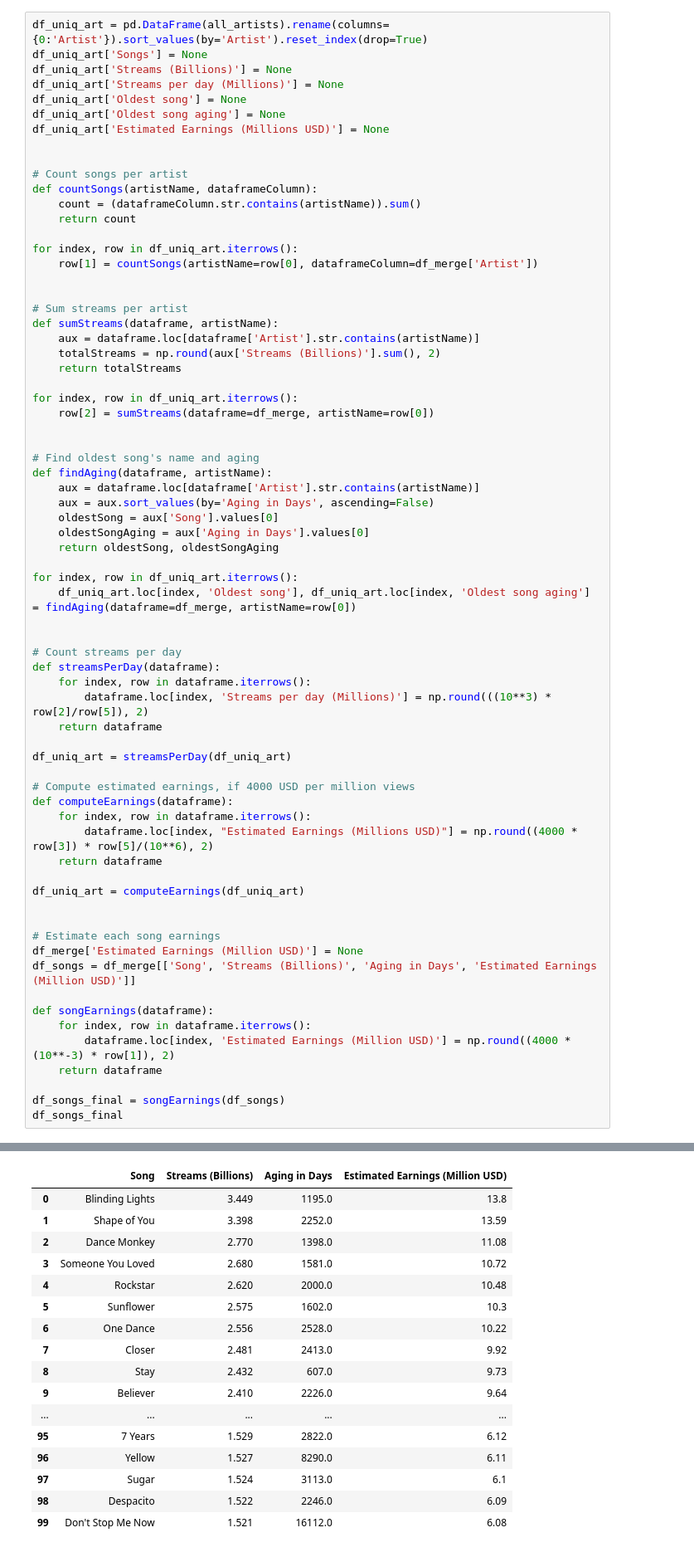
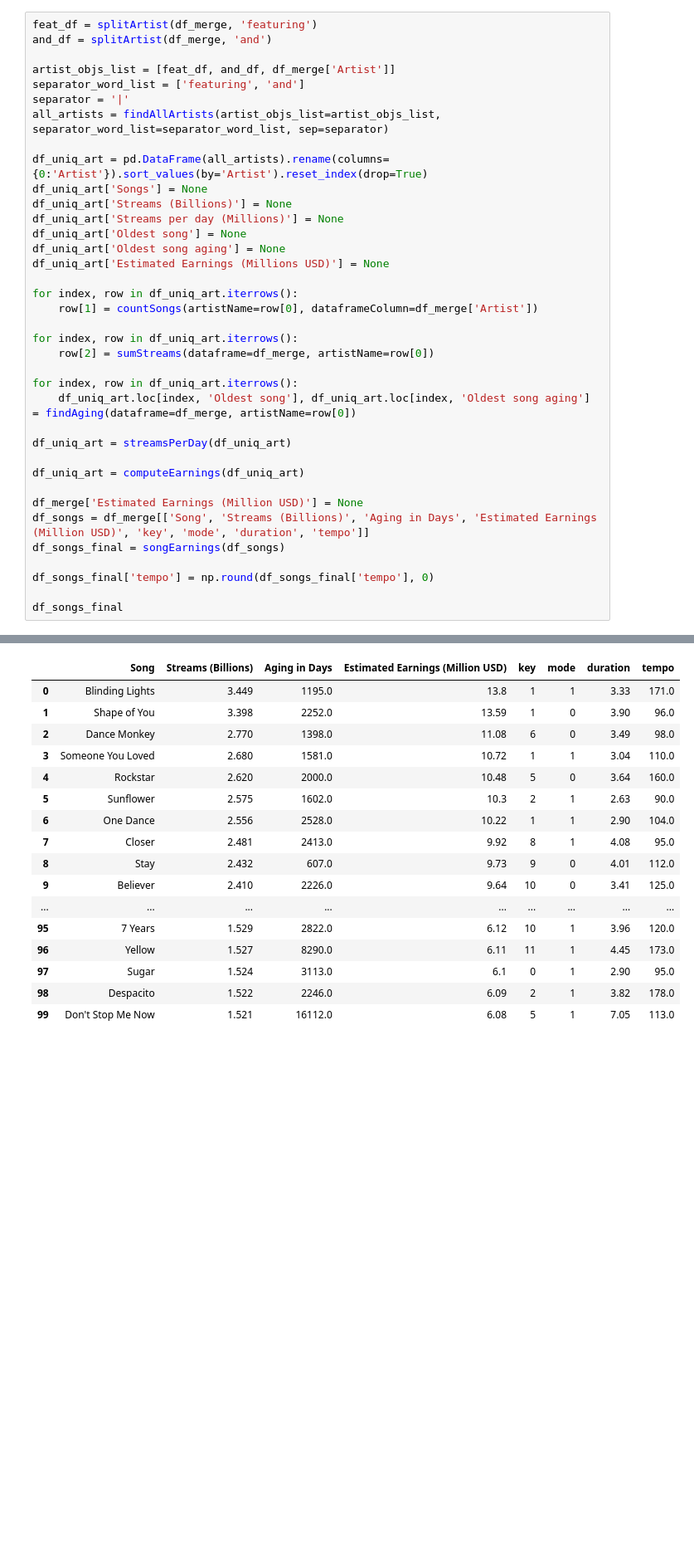
Before and after one commit to svlobao/data_analysis, a Jupyter notebook: scripts/spotify_songs.ipynb, the cells around one changed output, grey strips where cells are left out. Shown at 83% size. Drawn from its saved outputs; the diff is of its cells as text; blank space fills up the shorter version.

```diff
--- a/scripts/spotify_songs.ipynb
+++ b/scripts/spotify_songs.ipynb
@@ -165,4 +211,12 @@ all_artists = findAllArtists(artist_objs_list=artist_objs_list,         separato
 # %%
+feat_df = splitArtist(df_merge, 'featuring')
+and_df = splitArtist(df_merge, 'and')
+
+artist_objs_list = [feat_df, and_df, df_merge['Artist']]
+separator_word_list = ['featuring', 'and']
+separator = '|'
+all_artists = findAllArtists(artist_objs_list=artist_objs_list,         separator_word_list=separator_word_list, sep=separator)
+
 df_uniq_art = pd.DataFrame(all_artists).rename(columns={0:'Artist'}).sort_values(by='Artist').reset_index(drop=True)
 df_uniq_art['Songs'] = None
 df_uniq_art['Streams (Billions)'] = None
@@ -171,64 +225,24 @@ df_uniq_art['Oldest song'] = None
 df_uniq_art['Oldest song aging'] = None
 df_uniq_art['Estimated Earnings (Millions USD)'] = None
 
-
-# Count songs per artist
-def countSongs(artistName, dataframeColumn):
-    count = (dataframeColumn.str.contains(artistName)).sum()
-    return count
-
 for index, row in df_uniq_art.iterrows():
     row[1] = countSongs(artistName=row[0], dataframeColumn=df_merge['Artist'])
-
-
-# Sum streams per artist
-def sumStreams(dataframe, artistName):
-    aux = dataframe.loc[dataframe['Artist'].str.contains(artistName)]
-    totalStreams = np.round(aux['Streams (Billions)'].sum(), 2)
-    return totalStreams
 
 for index, row in df_uniq_art.iterrows():
     row[2] = sumStreams(dataframe=df_merge, artistName=row[0])
 
-
-# Find oldest song's name and aging
-def findAging(dataframe, artistName):
-    aux = dataframe.loc[dataframe['Artist'].str.contains(artistName)]
-    aux = aux.sort_values(by='Aging in Days', ascending=False)
-    oldestSong = aux['Song'].values[0]
-    oldestSongAging = aux['Aging in Days'].values[0]
-    return oldestSong, oldestSongAging
-
 for index, row in df_uniq_art.iterrows():
     df_uniq_art.loc[index, 'Oldest song'], df_uniq_art.loc[index, 'Oldest song aging'] = findAging(dataframe=df_merge, artistName=row[0])
 
-
-# Count streams per day
-def streamsPerDay(dataframe):
-    for index, row in dataframe.iterrows():
-        dataframe.loc[index, 'Streams per day (Millions)'] = np.round(((10**3) * row[2]/row[5]), 2)
-    return dataframe
-
 df_uniq_art = streamsPerDay(df_uniq_art)
-
-# Compute estimated earnings, if 4000 USD per million views
-def computeEarnings(dataframe):
-    for index, row in dataframe.iterrows():
-        dataframe.loc[index, "Estimated Earnings (Millions USD)"] = np.round((4000 * row[3]) * row[5]/(10**6), 2)
-    return dataframe
 
 df_uniq_art = computeEarnings(df_uniq_art)
 
+df_merge['Estimated Earnings (Million USD)'] = None
+df_songs = df_merge[['Song', 'Streams (Billions)', 'Aging in Days', 'Estimated Earnings (Million USD)', 'key', 'mode', 'duration', 'tempo']]
+df_songs_final = songEarnings(df_songs)
 
-# Estimate each song earnings
-df_merge['Estimated Earnings (Million USD)'] = None
-df_songs = df_merge[['Song', 'Streams (Billions)', 'Aging in Days', 'Estimated Earnings (Million USD)']]
+df_songs_final['tempo'] = np.round(df_songs_final['tempo'], 0)
 
-def songEarnings(dataframe):
-    for index, row in dataframe.iterrows():
-        dataframe.loc[index, 'Estimated Earnings (Million USD)'] = np.round((4000 * (10**-3) * row[1]), 2)
-    return dataframe
-
-df_songs_final = songEarnings(df_songs)
 df_songs_final
 # %% [output]
@@ -235,17 +253,17 @@ df_songs_final
-|  | Song | Streams (Billions) | Aging in Days | Estimated Earnings (Million USD) |
-| 0 | Blinding Lights | 3.449 | 1195.0 | 13.8 |
-| 1 | Shape of You | 3.398 | 2252.0 | 13.59 |
-| 2 | Dance Monkey | 2.770 | 1398.0 | 11.08 |
-| 3 | Someone You Loved | 2.680 | 1581.0 | 10.72 |
-| 4 | Rockstar | 2.620 | 2000.0 | 10.48 |
-| 5 | Sunflower | 2.575 | 1602.0 | 10.3 |
-| 6 | One Dance | 2.556 | 2528.0 | 10.22 |
-| 7 | Closer | 2.481 | 2413.0 | 9.92 |
-| 8 | Stay | 2.432 | 607.0 | 9.73 |
-| 9 | Believer | 2.410 | 2226.0 | 9.64 |
-| ... | ... | ... | ... | ... |
-| 95 | 7 Years | 1.529 | 2822.0 | 6.12 |
-| 96 | Yellow | 1.527 | 8290.0 | 6.11 |
-| 97 | Sugar | 1.524 | 3113.0 | 6.1 |
-| 98 | Despacito | 1.522 | 2246.0 | 6.09 |
-| 99 | Don't Stop Me Now | 1.521 | 16112.0 | 6.08 |
+|  | Song | Streams (Billions) | Aging in Days | Estimated Earnings (Million USD) | key | mode | duration | tempo |
+| 0 | Blinding Lights | 3.449 | 1195.0 | 13.8 | 1 | 1 | 3.33 | 171.0 |
+| 1 | Shape of You | 3.398 | 2252.0 | 13.59 | 1 | 0 | 3.90 | 96.0 |
+| 2 | Dance Monkey | 2.770 | 1398.0 | 11.08 | 6 | 0 | 3.49 | 98.0 |
+| 3 | Someone You Loved | 2.680 | 1581.0 | 10.72 | 1 | 1 | 3.04 | 110.0 |
+| 4 | Rockstar | 2.620 | 2000.0 | 10.48 | 5 | 0 | 3.64 | 160.0 |
+| 5 | Sunflower | 2.575 | 1602.0 | 10.3 | 2 | 1 | 2.63 | 90.0 |
+| 6 | One Dance | 2.556 | 2528.0 | 10.22 | 1 | 1 | 2.90 | 104.0 |
+| 7 | Closer | 2.481 | 2413.0 | 9.92 | 8 | 1 | 4.08 | 95.0 |
+| 8 | Stay | 2.432 | 607.0 | 9.73 | 9 | 0 | 4.01 | 112.0 |
+| 9 | Believer | 2.410 | 2226.0 | 9.64 | 10 | 0 | 3.41 | 125.0 |
+| ... | ... | ... | ... | ... | ... | ... | ... | ... |
+| 95 | 7 Years | 1.529 | 2822.0 | 6.12 | 10 | 1 | 3.96 | 120.0 |
+| 96 | Yellow | 1.527 | 8290.0 | 6.11 | 11 | 1 | 4.45 | 173.0 |
+| 97 | Sugar | 1.524 | 3113.0 | 6.1 | 0 | 1 | 2.90 | 95.0 |
+| 98 | Despacito | 1.522 | 2246.0 | 6.09 | 2 | 1 | 3.82 | 178.0 |
+| 99 | Don't Stop Me Now | 1.521 | 16112.0 | 6.08 | 5 | 1 | 7.05 | 113.0 |
```
Also changed, not shown: parts of 39 cells of this notebook.
